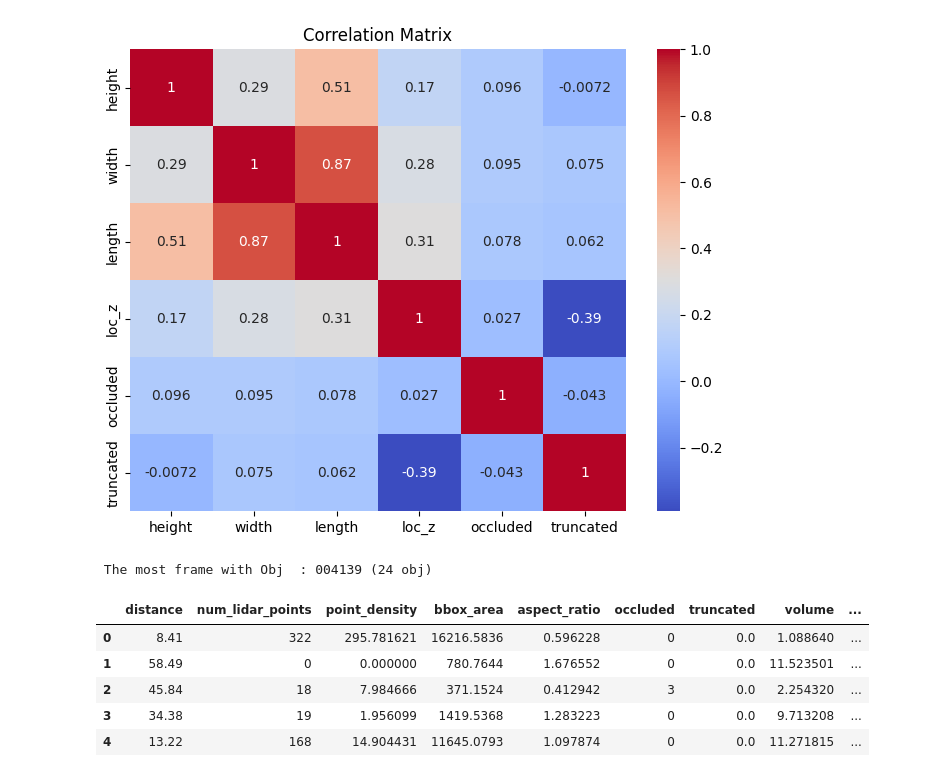
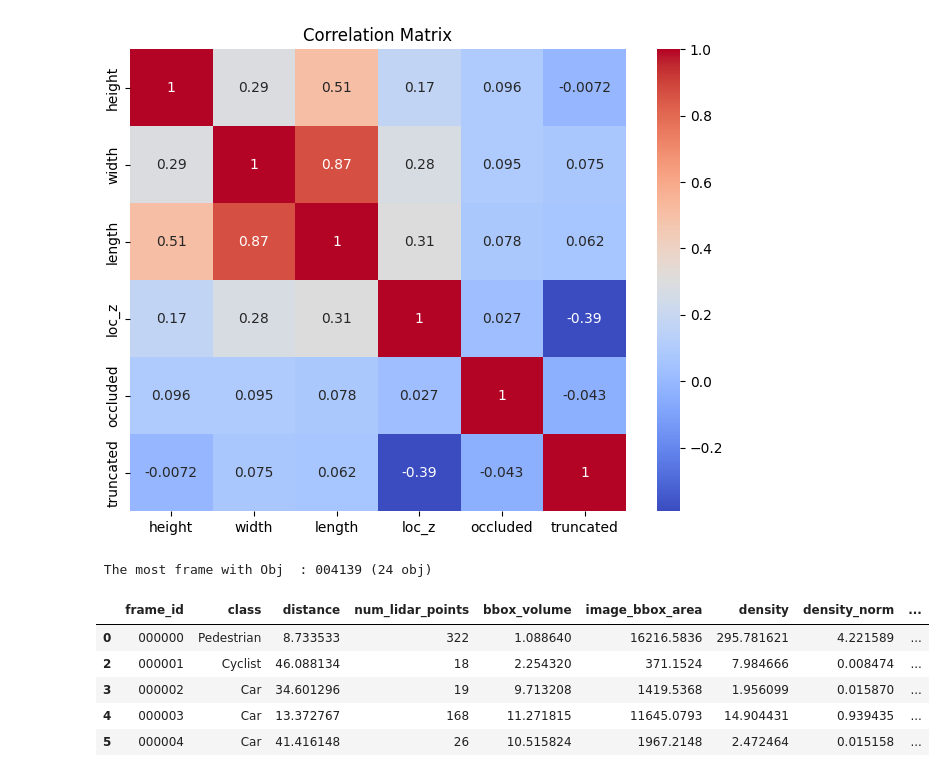
Before and after one commit to aliowx/data-analysis, a Jupyter notebook: notebook/EEG/eeg-bci-robot-control.ipynb, the cells around one changed output. Cells and saved outputs as stored; diff of their text form; code cells hidden in the pictures.

```diff
--- a/notebook/EEG/eeg-bci-robot-control.ipynb
+++ b/notebook/EEG/eeg-bci-robot-control.ipynb
@@ -634,40 +634,77 @@ def compute_object_statistics(row, points, Tr_velo_to_cam_rect):
 stats = []
 
 frame_ids = sorted(LABEL_DIR.glob("*.txt"))[:200]
 
 for label_file in frame_ids:
 
     frame_id = label_file.stem
     velo_path = VELODYNE_DIR / f"{frame_id}.bin"
     calib_path = CALIB_DIR / f"{frame_id}.txt"
 
     if not velo_path.exists():
         continue
 
     points = load_point_cloud(velo_path)
     df_label = pd.read_csv(label_file, sep=' ', header=None,
                            names=['type','truncated','occluded','alpha',
                                   'x1','y1','x2','y2',
                                   'h','w','l','x','y','z','ry'])
 
     P2, Tr_velo_to_cam_rect, _ = load_calib(calib_path)
 
     for _, row in df_label.iterrows():
         if row['type'] not in ['Car','Pedestrian','Cyclist']:
             continue
 
         obj_stat = compute_object_statistics(row, points, Tr_velo_to_cam_rect)
-        stats.append(obj_stat)
+
+        # --- Distance (Euclidean range in camera coordinates) ---
+        distance = np.sqrt(row['x']**2 + row['y']**2 + row['z']**2)
+
+        # --- 3D bounding box volume ---
+        bbox_volume = row['h'] * row['w'] * row['l']
+
+        # --- Image bounding box area ---
+        image_bbox_area = (row['x2'] - row['x1']) * (row['y2'] - row['y1'])
+
+        # --- LiDAR density ---
+        num_points = obj_stat["num_lidar_points"]
+        density = num_points / (bbox_volume + 1e-6)
+
+        # --- Distance-normalized density ---
+        density_norm = num_points / (distance**2 + 1e-6)
+
+        stats.append({
+            "frame_id": frame_id,
+            "class": row['type'],
+            "distance": distance,
+            "num_lidar_points": num_points,
+            "bbox_volume": bbox_volume,
+            "image_bbox_area": image_bbox_area,
+            "density": density,
+            "density_norm": density_norm,
+            "occlusion": row['occluded'],
+            "truncation": row['truncated']
+        })
 
 df_stats = pd.DataFrame(stats)
+
+# Remove invalid samples
+df_stats = df_stats[df_stats["num_lidar_points"] > 0]
+df_stats = df_stats.replace([np.inf, -np.inf], np.nan)
+df_stats = df_stats.dropna()
+
+# Log-transform for modeling
+df_stats["log_points"] = np.log(df_stats["num_lidar_points"] + 1e-6)
+
 df_stats.head()
 # %% [output]
-|  | distance | num_lidar_points | point_density | bbox_area | aspect_ratio | occluded | truncated | volume | ... |
-| 0 | 8.41 | 322 | 295.781621 | 16216.5836 | 0.596228 | 0 | 0.0 | 1.088640 | ... |
-| 1 | 58.49 | 0 | 0.000000 | 780.7644 | 1.676552 | 0 | 0.0 | 11.523501 | ... |
-| 2 | 45.84 | 18 | 7.984666 | 371.1524 | 0.412942 | 3 | 0.0 | 2.254320 | ... |
-| 3 | 34.38 | 19 | 1.956099 | 1419.5368 | 1.283223 | 0 | 0.0 | 9.713208 | ... |
-| 4 | 13.22 | 168 | 14.904431 | 11645.0793 | 1.097874 | 0 | 0.0 | 11.271815 | ... |
+|  | frame_id | class | distance | num_lidar_points | bbox_volume | image_bbox_area | density | density_norm | ... |
+| 0 | 000000 | Pedestrian | 8.733533 | 322 | 1.088640 | 16216.5836 | 295.781621 | 4.221589 | ... |
+| 2 | 000001 | Cyclist | 46.088134 | 18 | 2.254320 | 371.1524 | 7.984666 | 0.008474 | ... |
+| 3 | 000002 | Car | 34.601296 | 19 | 9.713208 | 1419.5368 | 1.956099 | 0.015870 | ... |
+| 4 | 000003 | Car | 13.372767 | 168 | 11.271815 | 11645.0793 | 14.904431 | 0.939435 | ... |
+| 5 | 000004 | Car | 41.416148 | 26 | 10.515824 | 1967.2148 | 2.472464 | 0.015158 | ... |
 # %%
 plt.figure(figsize=(8,6))
 sns.scatterplot(data=df_stats, x='distance', y='num_lidar_points', hue='class')
```
Also changed, not shown: parts of 7 cells of this notebook.
